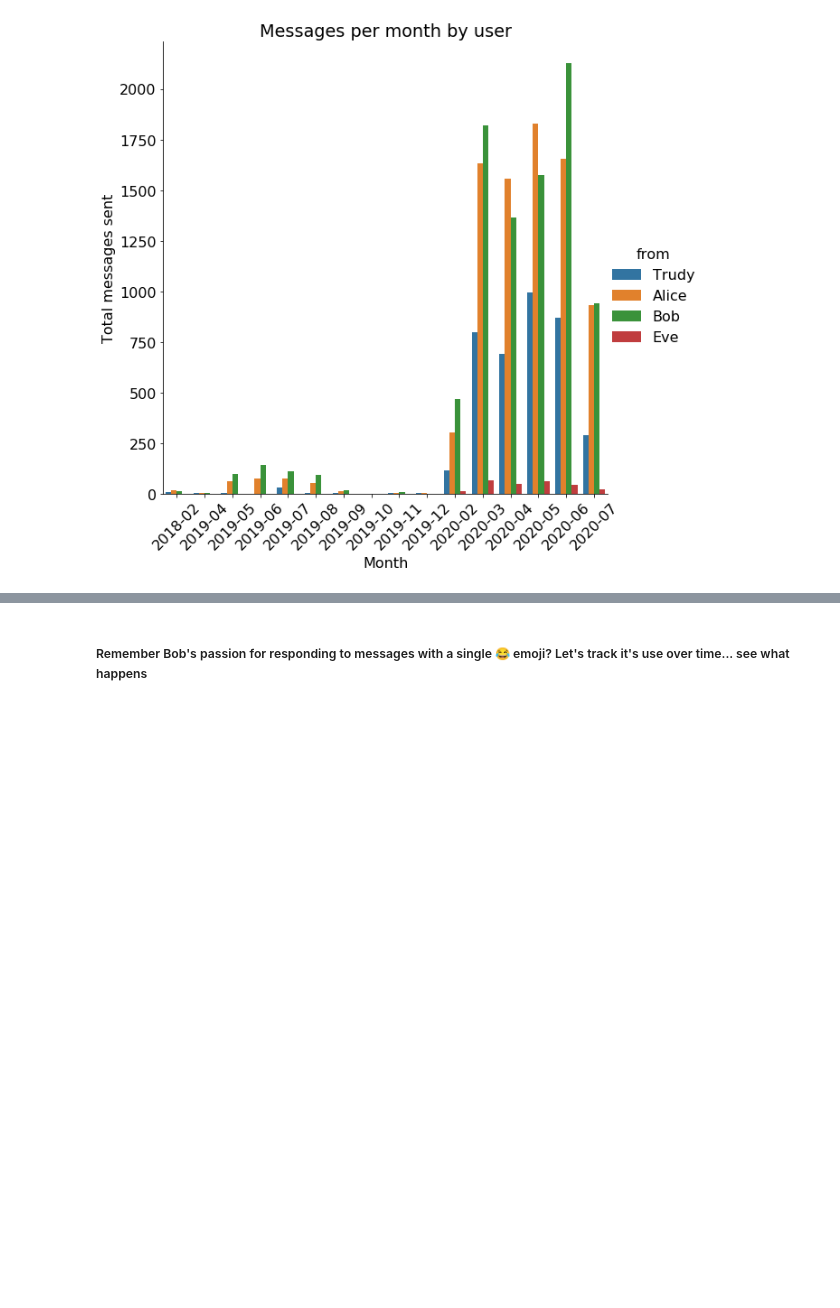
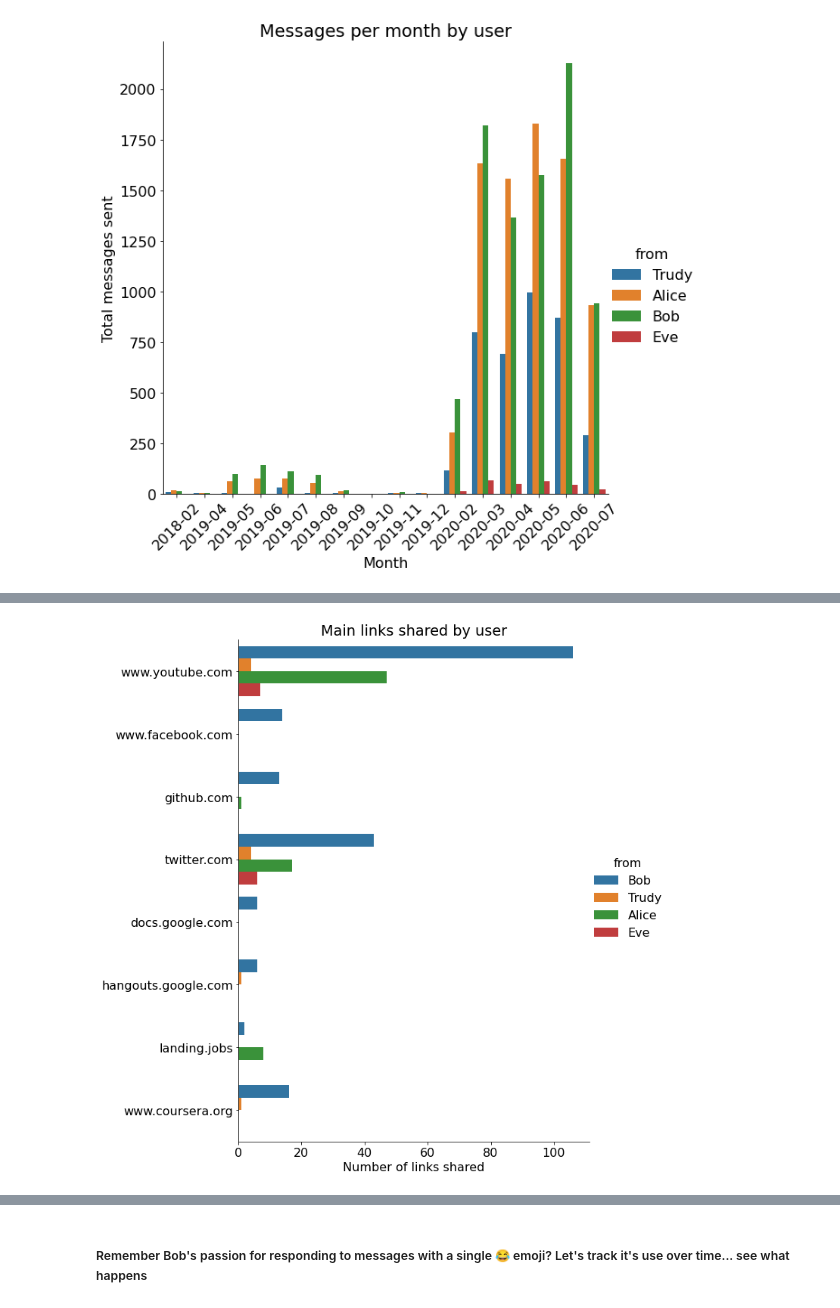
Before and after one commit to galimba/telegram-group-analytics, a Jupyter notebook: terapia_de_grupo.ipynb, the cells around one changed output, grey strips where cells are left out. Saved outputs shown, nothing was run; the diff lists cells and outputs as text; code cells hidden in the pictures; blank space fills up the shorter version.

```diff
--- a/terapia_de_grupo.ipynb
+++ b/terapia_de_grupo.ipynb
@@ -649,0 +533,9 @@ plt.title('Messages per month by user');
+# %%
+# Some pandas-fu to filter out the urls...
+text_df['text']=text_df['text'].astype(str)
+links_df=text_df[text_df['text'].str.contains("\[\{'type': 'link'",na=False)]
+links_df['text']=links_df['text'].apply(utils.filter_link)
+links_df['text'].apply(utils.filter_url)
+links_df['text']=links_df['text'].apply(utils.filter_url)
+links_df['text']=links_df.loc[links_df['text']!='']['text']
+links_df=links_df.dropna()
@@ -649,0 +557,8 @@ plt.title('Messages per month by user');
+# %%
+g = sns.catplot(y="text", hue="from",
+                data=show_links_df, kind="count",
+                height=10,orient='h')
+g.set(xlabel="Number of links shared", ylabel = "")
+plt.title('Main links shared by user');
+# %% [output]
+[figure, added]
```
Also changed, not shown: parts of 82 cells of this notebook, 1 other file.
